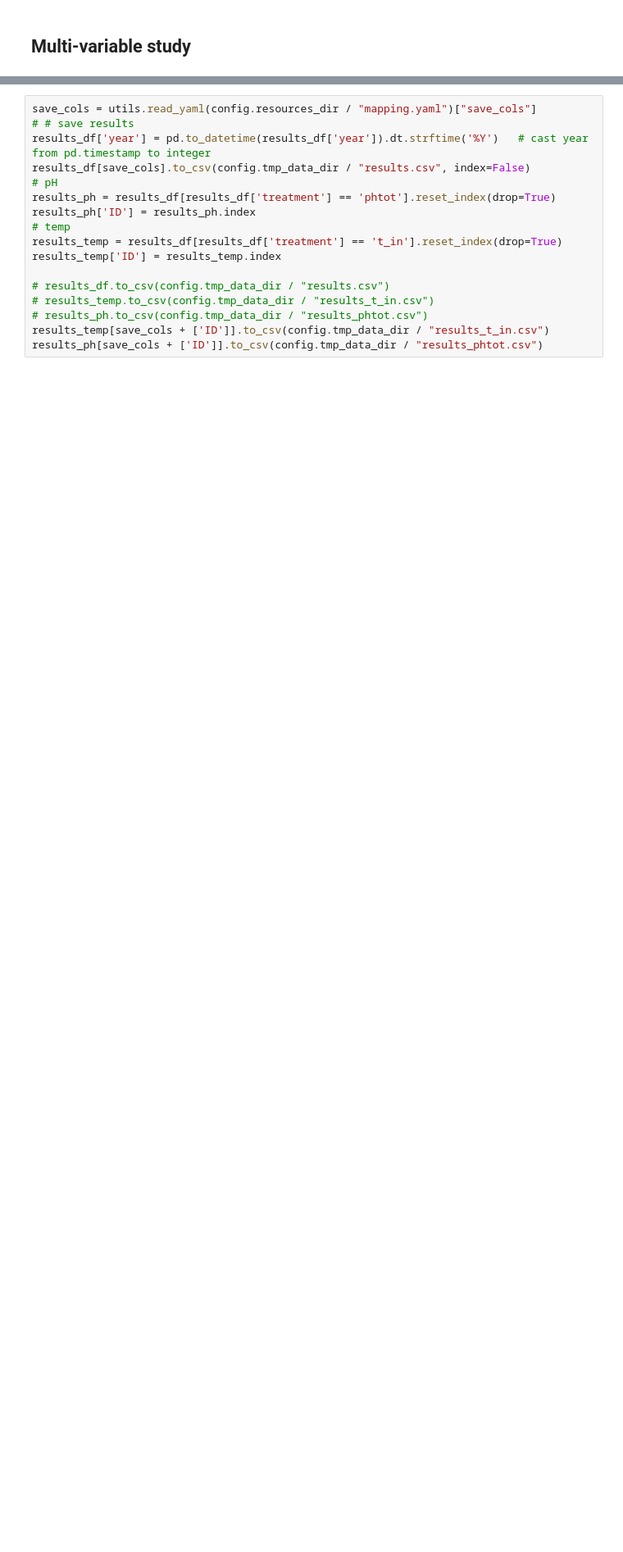
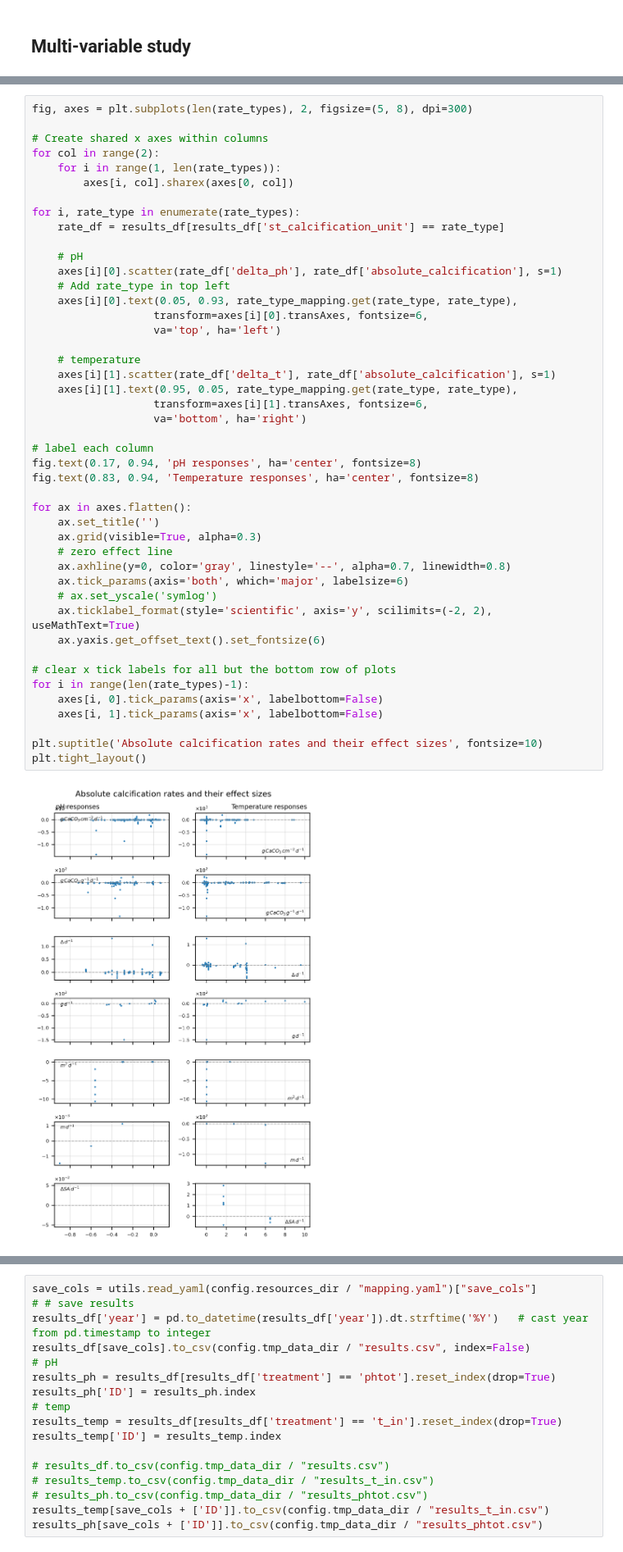
Before and after one commit to orlando-code/calc-rates, a Jupyter notebook: notebooks/analysis.ipynb, the cells around one changed output, grey strips where cells are left out. Shown at 82% size. Drawn from its saved outputs; the diff is of its cells as text; blank space fills up the shorter version.

```diff
--- a/notebooks/analysis.ipynb
+++ b/notebooks/analysis.ipynb
@@ -160,0 +83,47 @@ Missing data for relative_calcification calculation. mu_t: 0.226, mu_c: 0.255, s
+# %%
+fig, axes = plt.subplots(len(rate_types), 2, figsize=(5, 8), dpi=300)
+
+# Create shared x axes within columns
+for col in range(2):
+    for i in range(1, len(rate_types)):
+        axes[i, col].sharex(axes[0, col])
+
+for i, rate_type in enumerate(rate_types):
+    rate_df = results_df[results_df['st_calcification_unit'] == rate_type]
+
+    # pH
+    axes[i][0].scatter(rate_df['delta_ph'], rate_df['absolute_calcification'], s=1)
+    # Add rate_type in top left
+    axes[i][0].text(0.05, 0.93, rate_type_mapping.get(rate_type, rate_type),
+                   transform=axes[i][0].transAxes, fontsize=6,
+                   va='top', ha='left')
+
+    # temperature
+    axes[i][1].scatter(rate_df['delta_t'], rate_df['absolute_calcification'], s=1)
+    axes[i][1].text(0.95, 0.05, rate_type_mapping.get(rate_type, rate_type),
+                   transform=axes[i][1].transAxes, fontsize=6,
+                   va='bottom', ha='right')
+
+# label each column
+fig.text(0.17, 0.94, 'pH responses', ha='center', fontsize=8)
+fig.text(0.83, 0.94, 'Temperature responses', ha='center', fontsize=8)
+
+for ax in axes.flatten():
+    ax.set_title('')
+    ax.grid(visible=True, alpha=0.3)
+    # zero effect line
+    ax.axhline(y=0, color='gray', linestyle='--', alpha=0.7, linewidth=0.8)
+    ax.tick_params(axis='both', which='major', labelsize=6)
+    # ax.set_yscale('symlog')
+    ax.ticklabel_format(style='scientific', axis='y', scilimits=(-2, 2), useMathText=True)
+    ax.yaxis.get_offset_text().set_fontsize(6)
+
+# clear x tick labels for all but the bottom row of plots
+for i in range(len(rate_types)-1):
+    axes[i, 0].tick_params(axis='x', labelbottom=False)
+    axes[i, 1].tick_params(axis='x', labelbottom=False)
+
+plt.suptitle('Absolute calcification rates and their effect sizes', fontsize=10)
+plt.tight_layout()
+# %% [output]
+[figure, added]
```
Also changed, not shown: parts of 40 cells of this notebook.
